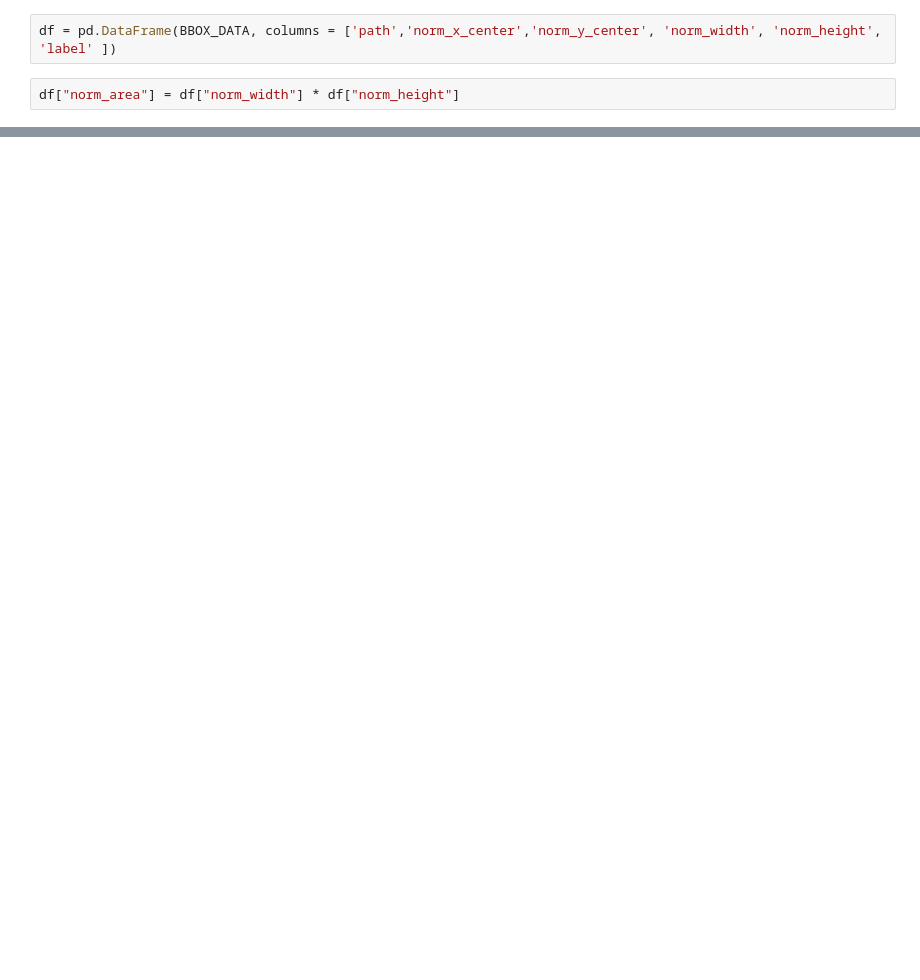
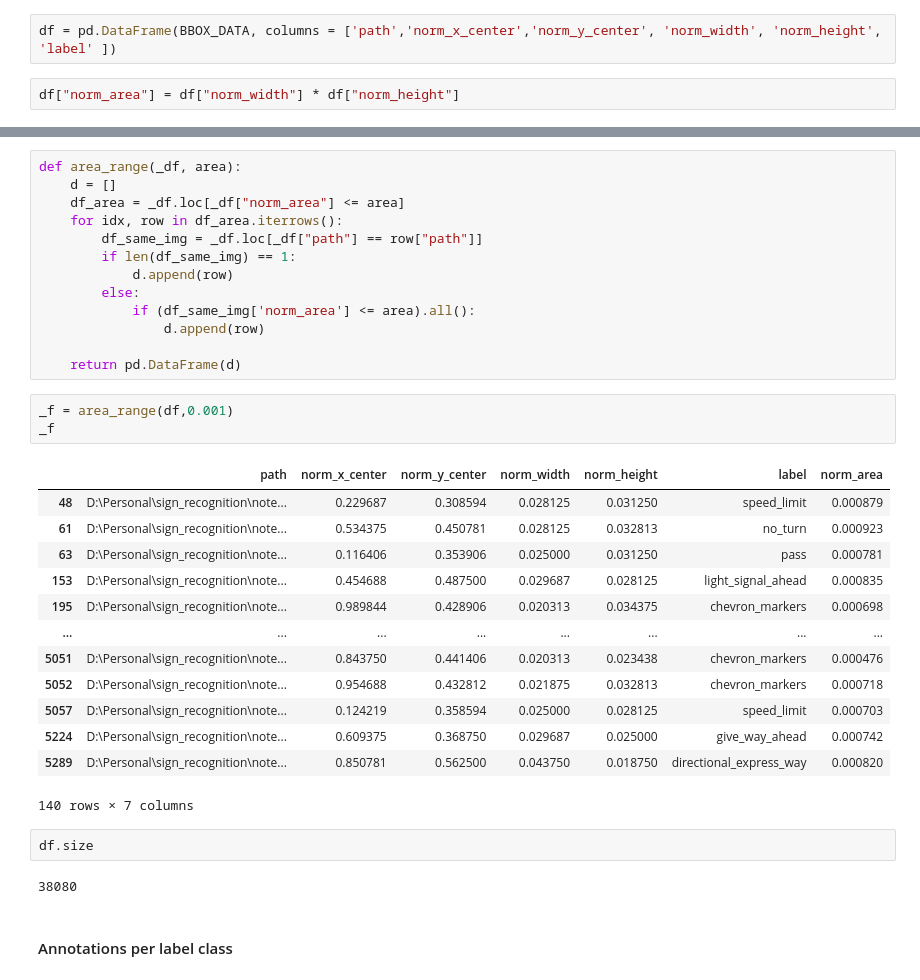
Before and after one commit to pasannissanka/sign_recognition, a Jupyter notebook: notebooks/Augment BBOX.ipynb, the cells around one changed output, grey strips where cells are left out. Saved outputs shown, nothing was run; the diff lists cells and outputs as text; blank space fills up the shorter version.

```diff
--- a/notebooks/Augment BBOX.ipynb
+++ b/notebooks/Augment BBOX.ipynb
@@ -128,0 +159,36 @@ df_sort_area.head()
+# %%
+def area_range(_df, area):
+    d = []
+    df_area = _df.loc[_df["norm_area"] <= area]
+    for idx, row in df_area.iterrows():
+        df_same_img = _df.loc[_df["path"] == row["path"]]
+        if len(df_same_img) == 1:
+            d.append(row)
+        else:
+            if (df_same_img['norm_area'] <= area).all():
+                d.append(row)
+
+    return pd.DataFrame(d)
+# %%
+_f = area_range(df,0.001)
+_f
+# %% [output]
+|  | path | norm_x_center | norm_y_center | norm_width | norm_height | label | norm_area |
+| 48 | D:\Personal\sign_recognition\note... | 0.229687 | 0.308594 | 0.028125 | 0.031250 | speed_limit | 0.000879 |
+| 61 | D:\Personal\sign_recognition\note... | 0.534375 | 0.450781 | 0.028125 | 0.032813 | no_turn | 0.000923 |
+| 63 | D:\Personal\sign_recognition\note... | 0.116406 | 0.353906 | 0.025000 | 0.031250 | pass | 0.000781 |
+| 153 | D:\Personal\sign_recognition\note... | 0.454688 | 0.487500 | 0.029687 | 0.028125 | light_signal_ahead | 0.000835 |
+| 195 | D:\Personal\sign_recognition\note... | 0.989844 | 0.428906 | 0.020313 | 0.034375 | chevron_markers | 0.000698 |
+| ... | ... | ... | ... | ... | ... | ... | ... |
+| 5051 | D:\Personal\sign_recognition\note... | 0.843750 | 0.441406 | 0.020313 | 0.023438 | chevron_markers | 0.000476 |
+| 5052 | D:\Personal\sign_recognition\note... | 0.954688 | 0.432812 | 0.021875 | 0.032813 | chevron_markers | 0.000718 |
+| 5057 | D:\Personal\sign_recognition\note... | 0.124219 | 0.358594 | 0.025000 | 0.028125 | speed_limit | 0.000703 |
+| 5224 | D:\Personal\sign_recognition\note... | 0.609375 | 0.368750 | 0.029687 | 0.025000 | give_way_ahead | 0.000742 |
+| 5289 | D:\Personal\sign_recognition\note... | 0.850781 | 0.562500 | 0.043750 | 0.018750 | directional_express_way | 0.000820 |
+140 rows × 7 columns
+# %%
+df.size
+# %% [output]
+38080
+# %% [markdown]
+#### Annotations per label class
```
Also changed, not shown: parts of 30 cells of this notebook, 43 other files.
